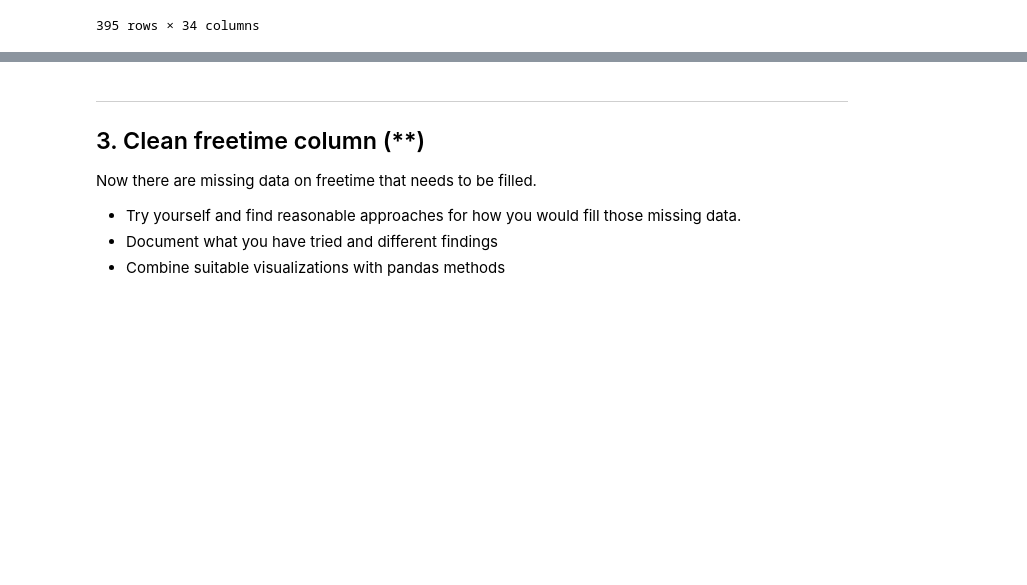
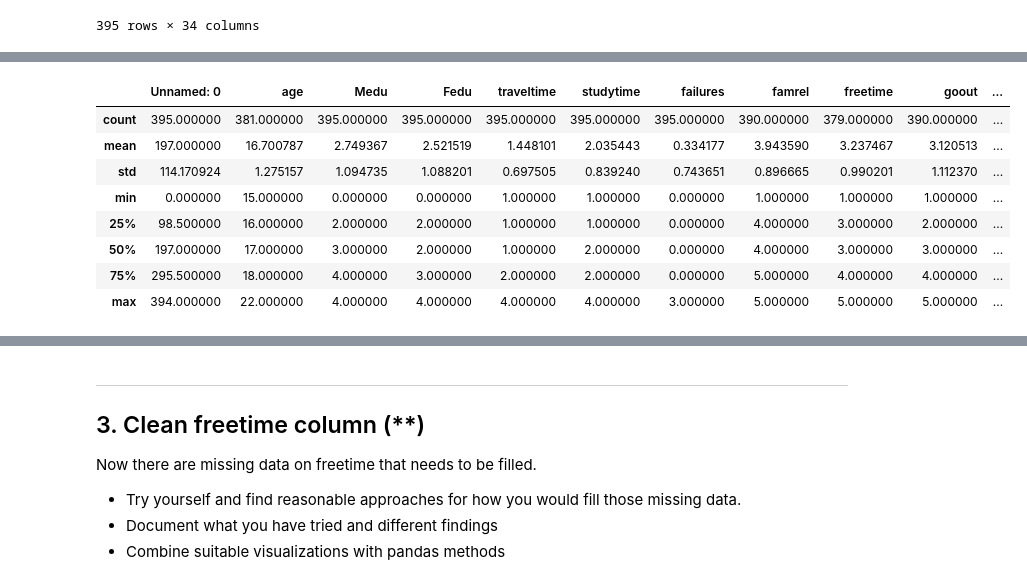
Before and after one commit to AptiDz/data-behandling-APTI-DZHAMURZAEV, a Jupyter notebook: Exercises/E01_missing_aggregation.ipynb, the cells around one changed output, grey strips where cells are left out. Saved outputs shown, nothing was run; the diff lists cells and outputs as text; code cells hidden in the pictures; blank space fills up the shorter version.

```diff
--- a/Exercises/E01_missing_aggregation.ipynb
+++ b/Exercises/E01_missing_aggregation.ipynb
@@ -114,0 +147,12 @@ student_matmissing_data
+# %%
+student_matmissing_data.describe()
+# %% [output]
+|  | Unnamed: 0 | age | Medu | Fedu | traveltime | studytime | failures | famrel | freetime | goout | ... |
+| count | 395.000000 | 381.000000 | 395.000000 | 395.000000 | 395.000000 | 395.000000 | 395.000000 | 390.000000 | 379.000000 | 390.000000 | ... |
+| mean | 197.000000 | 16.700787 | 2.749367 | 2.521519 | 1.448101 | 2.035443 | 0.334177 | 3.943590 | 3.237467 | 3.120513 | ... |
+| std | 114.170924 | 1.275157 | 1.094735 | 1.088201 | 0.697505 | 0.839240 | 0.743651 | 0.896665 | 0.990201 | 1.112370 | ... |
+| min | 0.000000 | 15.000000 | 0.000000 | 0.000000 | 1.000000 | 1.000000 | 0.000000 | 1.000000 | 1.000000 | 1.000000 | ... |
+| 25% | 98.500000 | 16.000000 | 2.000000 | 2.000000 | 1.000000 | 1.000000 | 0.000000 | 4.000000 | 3.000000 | 2.000000 | ... |
+| 50% | 197.000000 | 17.000000 | 3.000000 | 2.000000 | 1.000000 | 2.000000 | 0.000000 | 4.000000 | 3.000000 | 3.000000 | ... |
+| 75% | 295.500000 | 18.000000 | 4.000000 | 3.000000 | 2.000000 | 2.000000 | 0.000000 | 5.000000 | 4.000000 | 4.000000 | ... |
+| max | 394.000000 | 22.000000 | 4.000000 | 4.000000 | 4.000000 | 4.000000 | 3.000000 | 5.000000 | 5.000000 | 5.000000 | ... |
```
Also changed, not shown: parts of 14 cells of this notebook, 5 other files.
